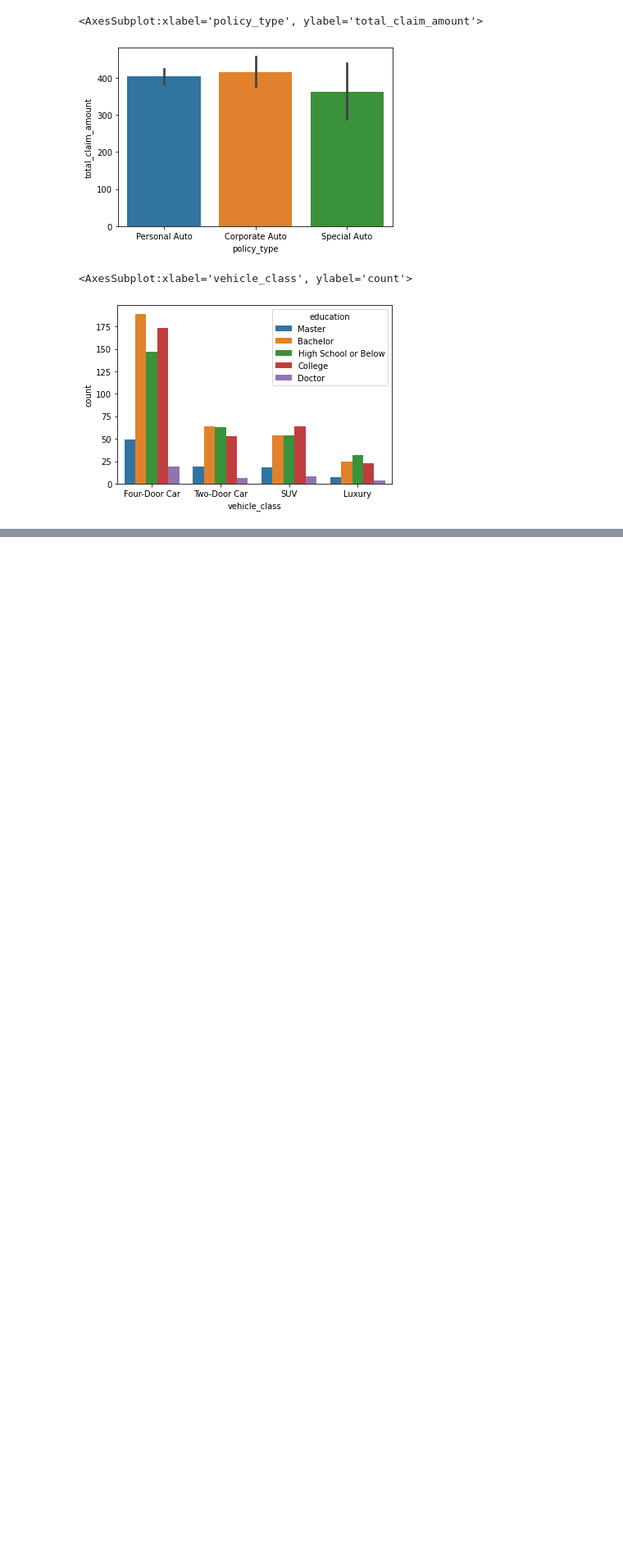
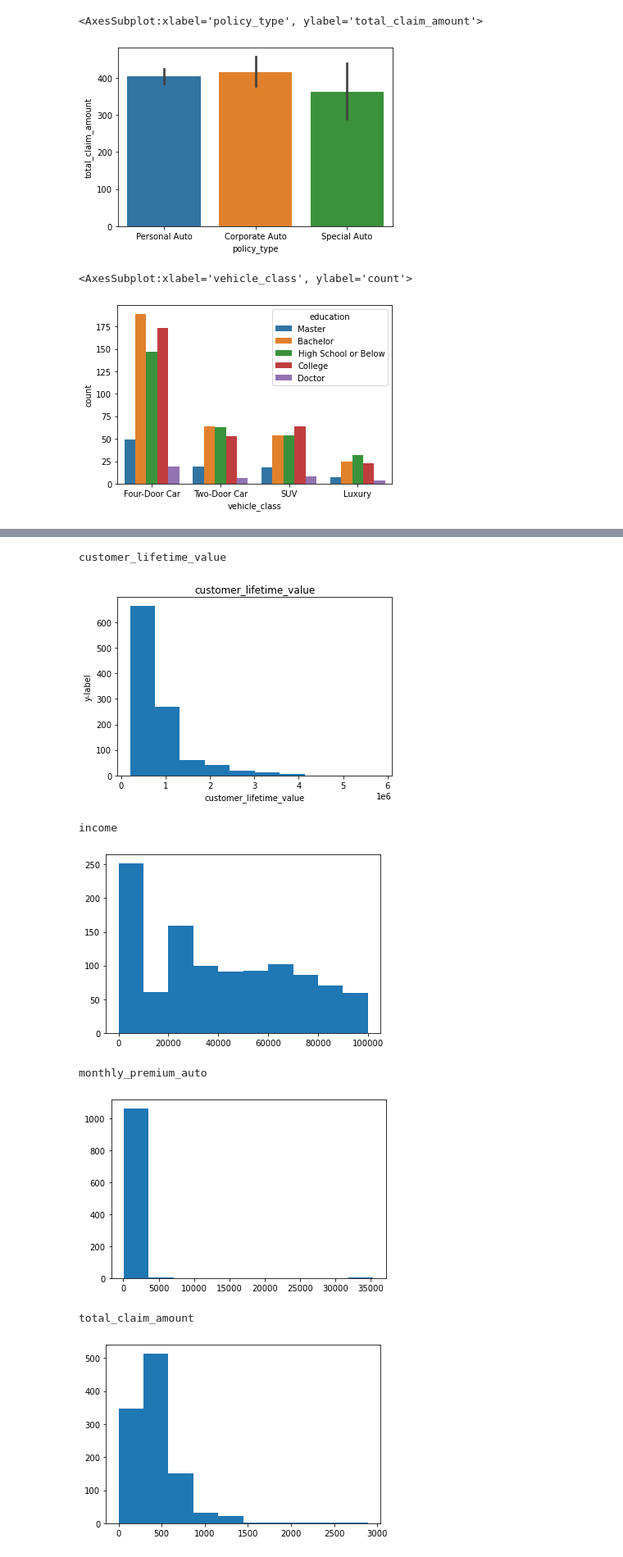
Before and after one commit to tejaldbhatti/lab-dw-data-cleaning-and-formatting, a Jupyter notebook: lab-dw-data-cleaning-and-formatting.ipynb, the cells around one changed output, grey strips where cells are left out. Shown at 82% size. Drawn from its saved outputs; the diff is of its cells as text; code cells hidden in the pictures; blank space fills up the shorter version.

```diff
--- a/lab-dw-data-cleaning-and-formatting.ipynb
+++ b/lab-dw-data-cleaning-and-formatting.ipynb
@@ -355,0 +380,22 @@ sns.countplot(x ='vehicle_class', hue = "education", data = new_df)
+# %%
+#Use seaborn library to construct distribution plots for the numerical variables
+# Set title
+fig, ax = plt.subplots(1, 1)
+
+# adding labels
+ax.set_ylabel('y-label')
+for i in numerical:
+    ax.set_title(i)
+    plt.hist(data=new_df, x=i)
+    ax.set_xlabel(i)
+    print(i)
+    plt.show()
+# %% [output]
+customer_lifetime_value
+[figure, added]
+income
+[figure, added]
+monthly_premium_auto
+[figure, added]
+total_claim_amount
+[figure, added]
```
Also changed, not shown: parts of 8 cells of this notebook.
